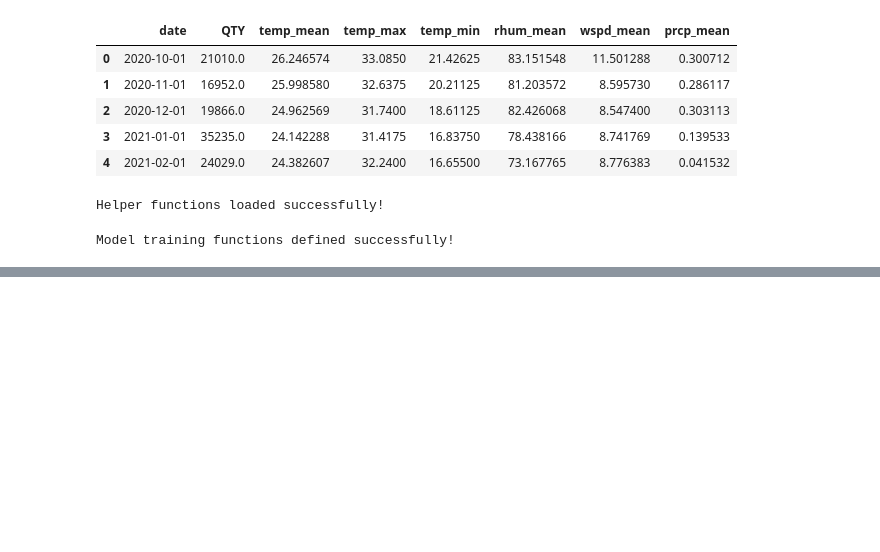
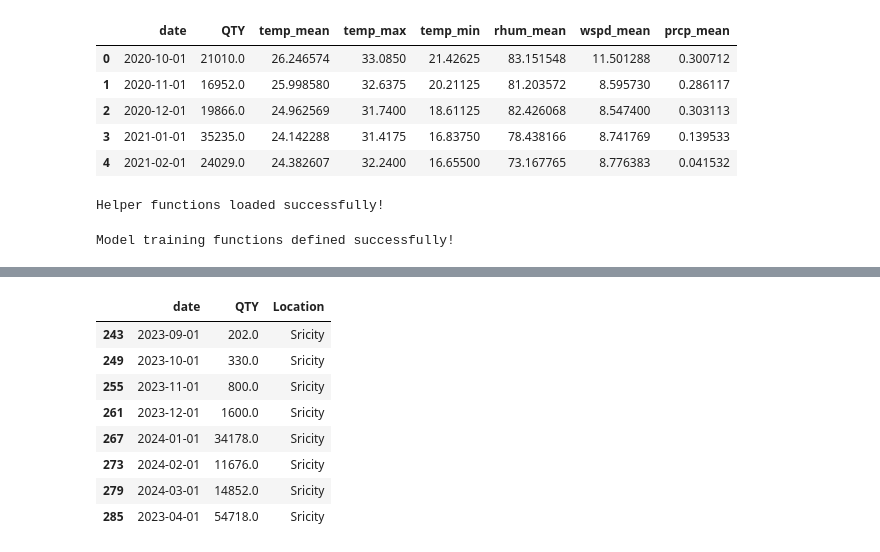
Before and after one commit to thesloppyguy/project_future_projection, a Jupyter notebook: rnd/Notebooks/Meta.ipynb, the cells around one changed output, grey strips where cells are left out. Drawn from its saved outputs; the diff is of its cells as text; code cells hidden in the pictures; blank space fills up the shorter version.

```diff
--- a/rnd/Notebooks/Meta.ipynb
+++ b/rnd/Notebooks/Meta.ipynb
@@ -901,0 +1093,16 @@ ValueError: all the input array dimensions except for the concatenation axis mus
+# %%
+test_df = df[['date', 'QTY', 'Location']]
+test_df = df[['date', 'QTY', 'Location']]
+test_df = test_df[test_df['Location'] == 'Sricity']
+test_df['date'] = pd.to_datetime(test_df['date'])
+test_df
+# %% [output]
+|  | date | QTY | Location |
+| 243 | 2023-09-01 | 202.0 | Sricity |
+| 249 | 2023-10-01 | 330.0 | Sricity |
+| 255 | 2023-11-01 | 800.0 | Sricity |
+| 261 | 2023-12-01 | 1600.0 | Sricity |
+| 267 | 2024-01-01 | 34178.0 | Sricity |
+| 273 | 2024-02-01 | 11676.0 | Sricity |
+| 279 | 2024-03-01 | 14852.0 | Sricity |
+| 285 | 2023-04-01 | 54718.0 | Sricity |
```
Also changed, not shown: parts of 19 cells of this notebook, 1 other file.
